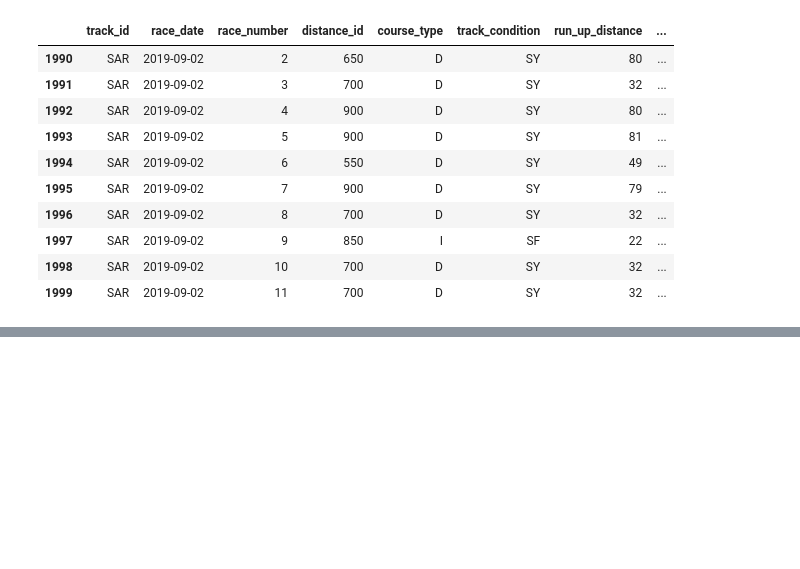
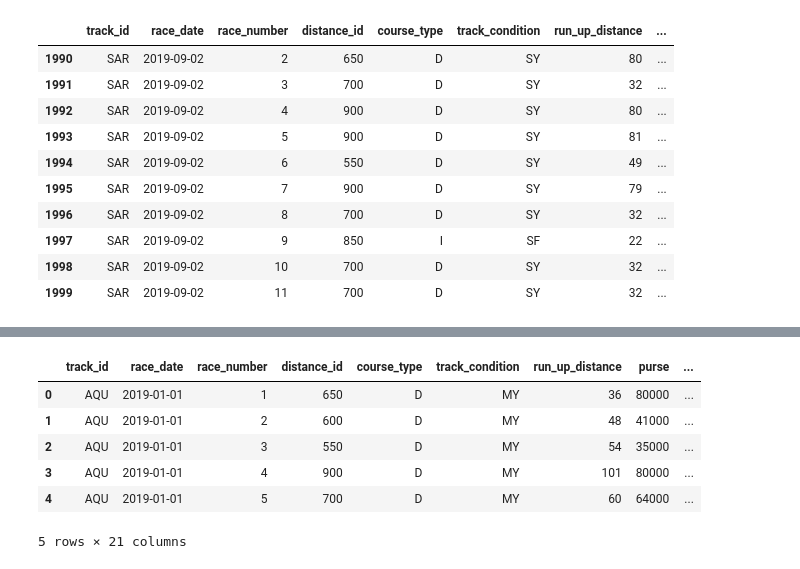
Before and after one commit to coja56/Race_Analysis, a Jupyter notebook: Race_analysis.ipynb, the cells around one changed output, grey strips where cells are left out. Saved outputs shown, nothing was run; the diff lists cells and outputs as text; code cells hidden in the pictures; blank space fills up the shorter version.

```diff
--- a/Race_analysis.ipynb
+++ b/Race_analysis.ipynb
@@ -41,0 +145,15 @@ df.tail(10)
+# %%
+# Merging the new data frame to the original data frame, then dropping
+df = pd.concat([df,dummy_variable], axis =1)
+
+# dropping race_type
+df.drop("race_type",axis = 1, inplace = True)
+df.head()
+# %% [output]
+|  | track_id | race_date | race_number | distance_id | course_type | track_condition | run_up_distance | purse | ... |
+| 0 | AQU | 2019-01-01 | 1 | 650 | D | MY | 36 | 80000 | ... |
+| 1 | AQU | 2019-01-01 | 2 | 600 | D | MY | 48 | 41000 | ... |
+| 2 | AQU | 2019-01-01 | 3 | 550 | D | MY | 54 | 35000 | ... |
+| 3 | AQU | 2019-01-01 | 4 | 900 | D | MY | 101 | 80000 | ... |
+| 4 | AQU | 2019-01-01 | 5 | 700 | D | MY | 60 | 64000 | ... |
+5 rows × 21 columns
```
Also changed, not shown: parts of 10 cells of this notebook.
